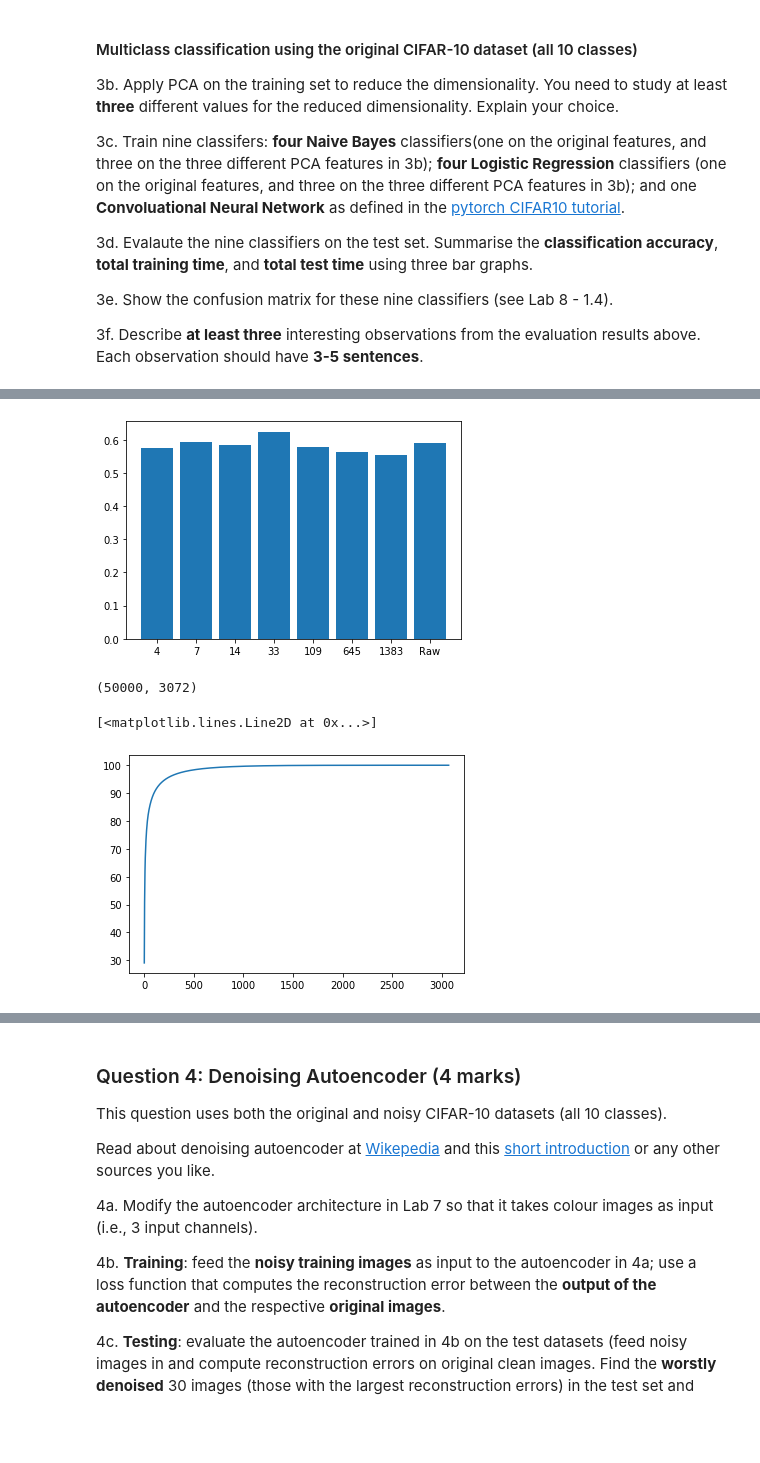
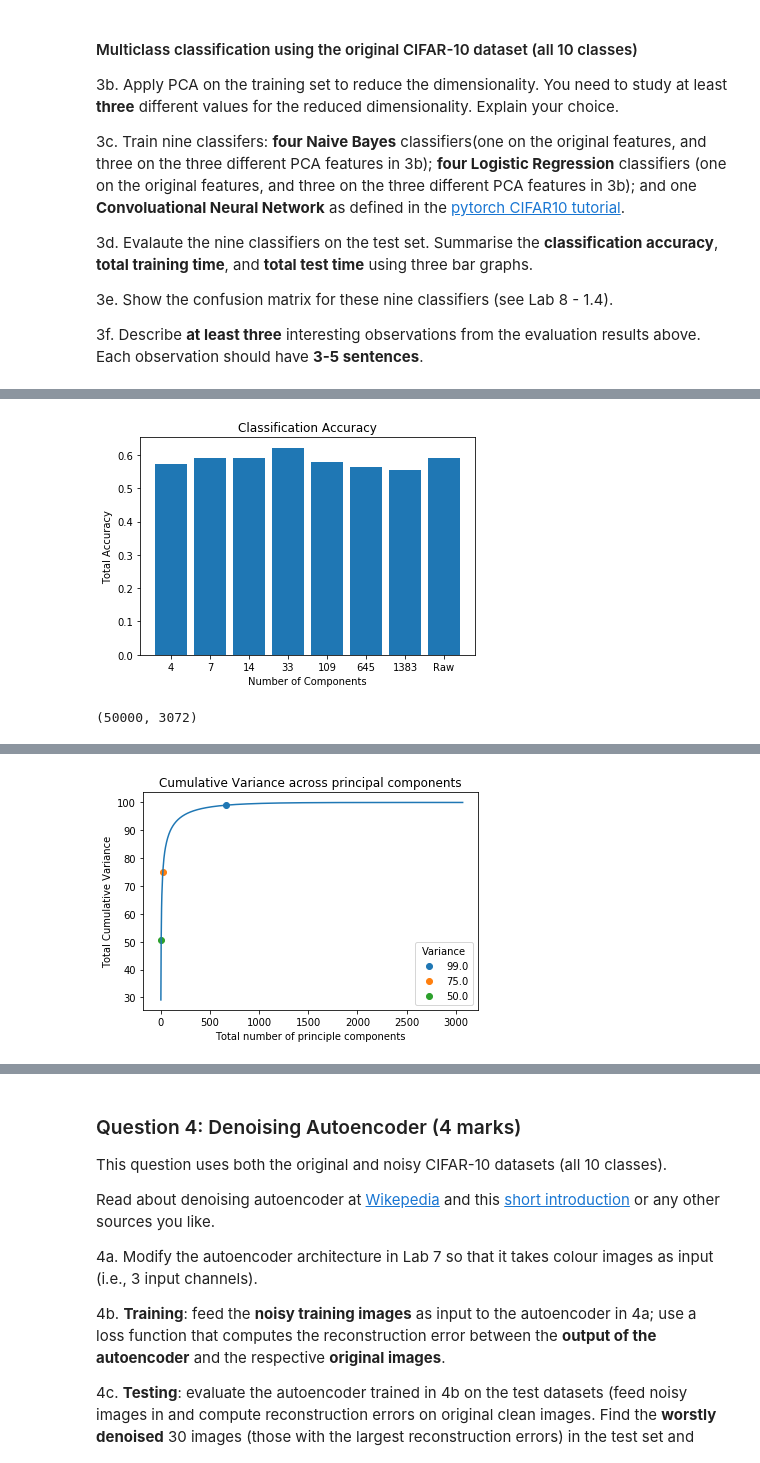
Before and after one commit to Jake-Sturgeon/MLAI, a Jupyter notebook: COM4509-6509_Assignment_2_UCard_XXXXXXXXX.ipynb, the cells around one changed output, grey strips where cells are left out. Drawn from its saved outputs; the diff is of its cells as text; code cells hidden in the pictures; blank space fills up the shorter version.

```diff
--- a/COM4509-6509_Assignment_2_UCard_XXXXXXXXX.ipynb
+++ b/COM4509-6509_Assignment_2_UCard_XXXXXXXXX.ipynb
@@ -380,5 +460,13 @@ for i in var:
     comp.append((num + 1, c[num]))
 
 print(comp)
+plt.title("Cumulative Variance across principal components")
+plt.xlabel("Total number of principle components")
+plt.ylabel("Total Cumulative Variance")
+plt.plot(c * 100)
+for x, y, label in zip([x for x,i in comp][::-1],[i * 100 for x,i in comp][::-1], [(i * 100)//1 for x,i in comp][::-1]):
+    plt.scatter(x, y, label = label)
+plt.legend(title="Variance")
+plt.show()
 # %% [output]
 (10000, 3072)
@@ -412,29 +508,24 @@ x_pos = [i for i, _ in enumerate(bar)]
 plt.bar(x = x_pos, height = bar)
 c,_ = map(list , zip(*comp))
 c.append("Raw")
+plt.title('Classification Accuracy')
+plt.xlabel('Number of Components')
+plt.ylabel('Total Accuracy')
 plt.xticks(x_pos, c)
 plt.show()
 # %% [output]
-[figure, old version]
+[figure, new version]
 # %%
 # PART 3b
 train_all = vect(train_all)
 test_all = vect(test_all)
 # %%
-
-# train_all, train_noise_all, train_labels_all
-
-
 pca = PCA(n_components = train_all.shape[1])
 
 print(train_all.shape)
 principalComponents = pca.fit_transform(train_all)
-
-plt.plot(np.cumsum(pca.explained_variance_ratio_*100))
 # %% [output]
 (50000, 3072)
-[<matplotlib.lines.Line2D at 0x...>]
-[figure, removed]
 # %%
 var = [0.5,0.75,0.99]
 c = np.cumsum(pca.explained_variance_ratio_)
@@ -444,4 +535,12 @@ for i in var:
     comp.append((num + 1, c[num]))
 
 print(comp)
+plt.title("Cumulative Variance across principal components")
+plt.xlabel("Total number of principle components")
+plt.ylabel("Total Cumulative Variance")
+plt.plot(c * 100)
+for x, y, label in zip([x for x,i in comp][::-1],[i * 100 for x,i in comp][::-1], [(i * 100)//1 for x,i in comp][::-1]):
+    plt.scatter(x, y, label = label)
+plt.legend(title="Variance")
+plt.show()
 # %% [output]
@@ -448,0 +548 @@ print(comp)
+[figure, added]
```
Also changed, not shown: parts of 34 cells of this notebook, 3 other files.
